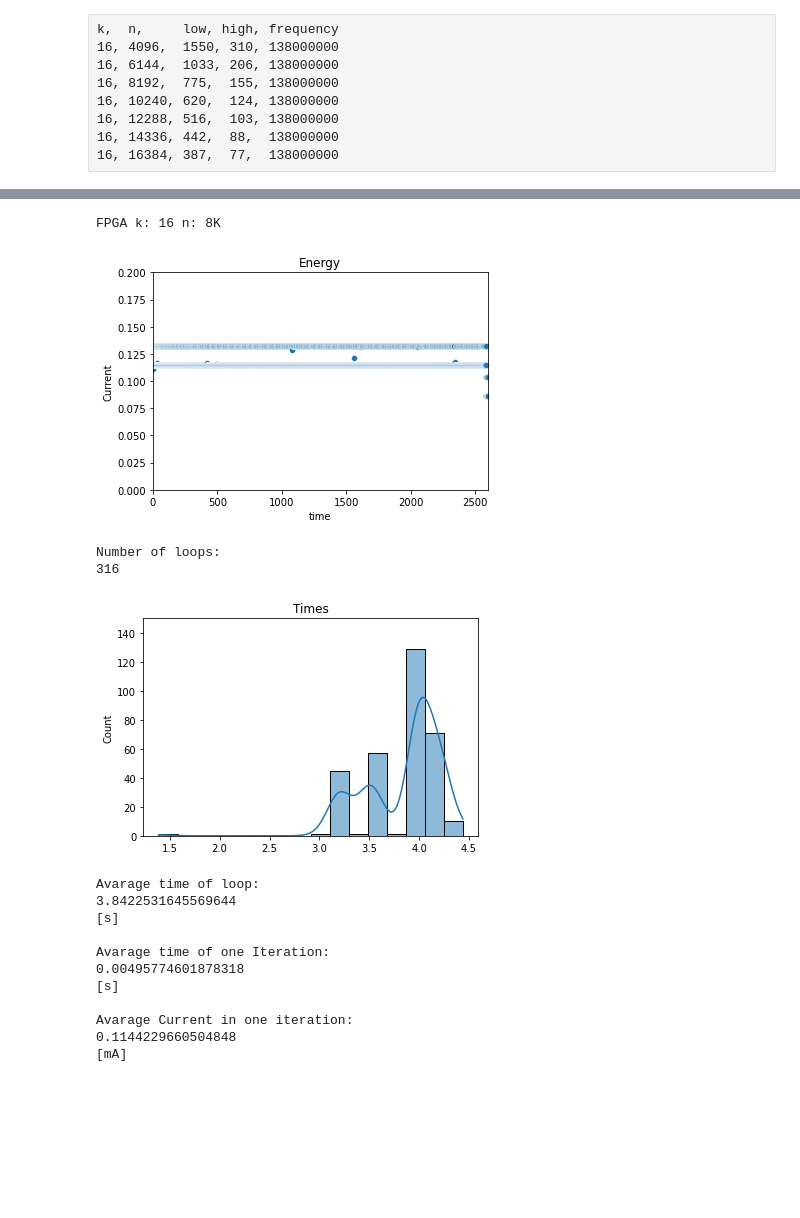
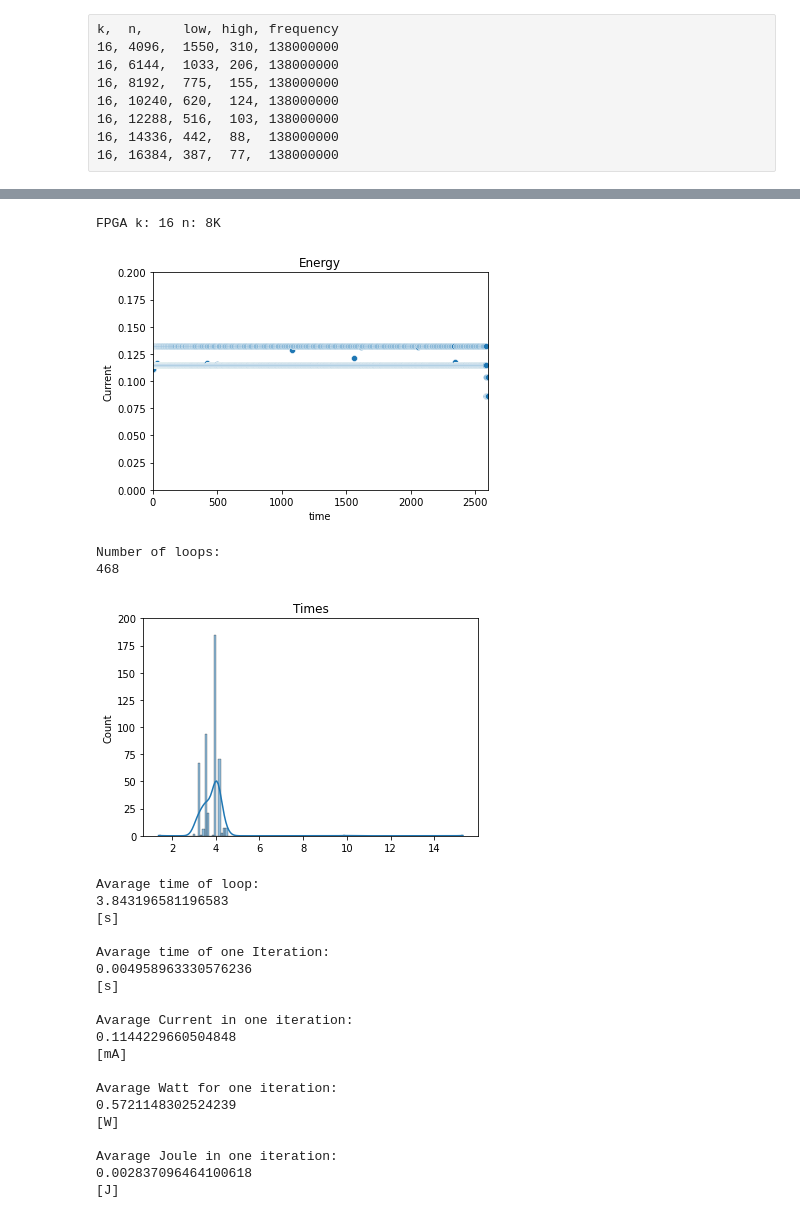
Before and after one commit to FPGA-Energy/heap-sort, a Jupyter notebook: Analysis/FPGA/FPGA heapsort.ipynb, the cells around one changed output, grey strips where cells are left out. Cells and saved outputs as stored; diff of their text form; code cells hidden in the pictures; blank space fills up the shorter version.

Commit message:
added results for k16 n12 - 16 and data processing

```diff
--- a/Analysis/FPGA/FPGA heapsort.ipynb
+++ b/Analysis/FPGA/FPGA heapsort.ipynb
@@ -39,7 +51,7 @@ def findTimes(spikes, df, dataRange):
     while i <= dataRange:
         if i not in spikes:
             loopStart = df['time'][i]
-            while i not in spikes:
+            while i not in spikes and i <= dataRange:
                 loopStop = df['time'][i]
                 i +=1
             loopTimeList.append(loopStop - loopStart)
@@ -77,24 +89,50 @@ def avgCurrent(df, spikeList):
     print(current)
     print("[mA]")
     return current
+# %%
+def avgWatt(current):
+    watt = current * 5
+    print("\nAvarage Watt for one iteration: ")
+    print(watt)
+    print("[W]")
+    return watt
+# %%
+def avgJoule(watt, time):
+    joule = watt * time
+    print("\nAvarage Joule in one iteration: ")
+    print(joule)
+    print("[J]")
+    return joule
 # %%
 # Full data processing
 def runData(df, energyLimit, timeRepetion, loopRepititions, name):
     print(name)
-    dataRange = df['time'].iloc[-1]
 
+    # Read for energyLimit
     plot = sns.scatterplot(data=df, x = 'time', y = 'Current')
-    plot.set(xlim =(0, dataRange), ylim = (0, 0.2), title="Energy")
+    plot.set(xlim =(0, df['time'].iloc[-1]), ylim = (0, 0.2), title="Energy")
     plt.show()
 
+    # Get a sense of runtime distribution
     spikes = getSpikeList(df, energyLimit)
-    timelist = findTimes(spikes,df, dataRange)
+    timelist = findTimes(spikes,df, df['nb'].iloc[-1]-1)
     hist = sns.histplot(data=timelist, kde=True)
     hist.set(ylim = (0,timeRepetion), title="Times")
     plt.show()
 
+    # Calculate
     looptime = avgTimeLoop(timelist)
-    avgTimeIteration(looptime, loopRepititions)
-    avgCurrent(df, spikes)
+    time = avgTimeIteration(looptime, loopRepititions)
+    current = avgCurrent(df, spikes)
+    watt = avgWatt(current)
+    joule = avgJoule(watt, time)
+
+    # Save data
+    name_.append(name)
+    loopTime_.append(looptime)
+    iterTime_.append(time)
+    avgCurrent_.append(current)
+    avgWatt_.append(watt)
+    avgJoule_.append(joule)
 # %%
 #      (Data, Greater than means spike, hist ylim, Repetions in loop, Name)
@@ -139,21 +193,29 @@ Avarage Current in one iteration:
 # %%
 #      (Data, Greater than means spike, hist ylim, Repetions in loop, Name)
-runData(df8k, 0.125,                    150,       775,               "FPGA k: 16 n: 8K")
+runData(df8k, 0.125,                    200,       775,               "FPGA k: 16 n: 8K")
 # %% [output]
 FPGA k: 16 n: 8K
 [figure]
 Number of loops:
-316
+468
-[figure, old version]
+[figure, new version]
 Avarage time of loop:
-3.8422531645569644
+3.843196581196583
 [s]
 
 Avarage time of one Iteration:
-0.00495774601878318
+0.004958963330576236
 [s]
 
 Avarage Current in one iteration:
 0.1144229660504848
 [mA]
+
+Avarage Watt for one iteration:
+0.5721148302524239
+[W]
+
+Avarage Joule in one iteration:
+0.002837096464100618
+[J]
 # %%
```
Also changed, not shown: parts of 8 cells of this notebook, 5 other files.
